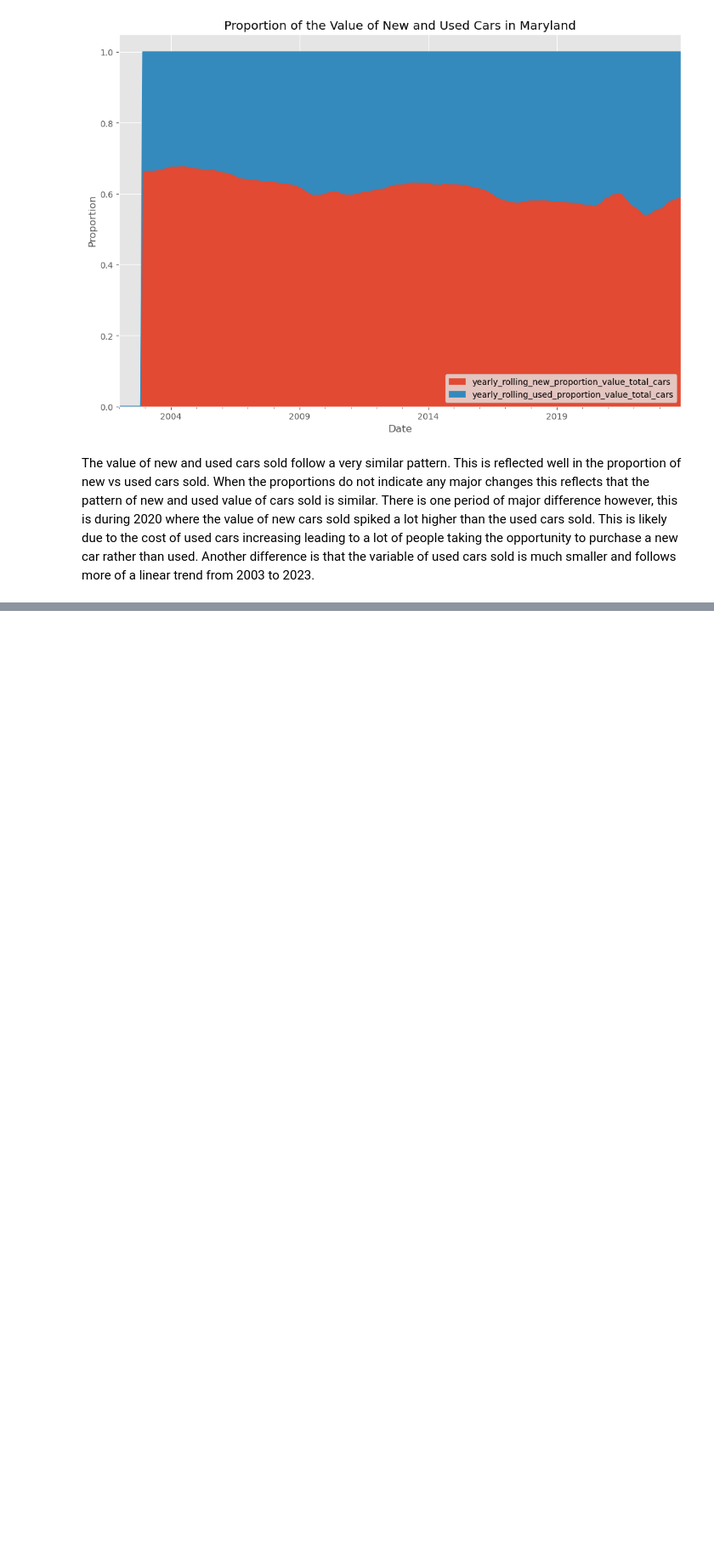
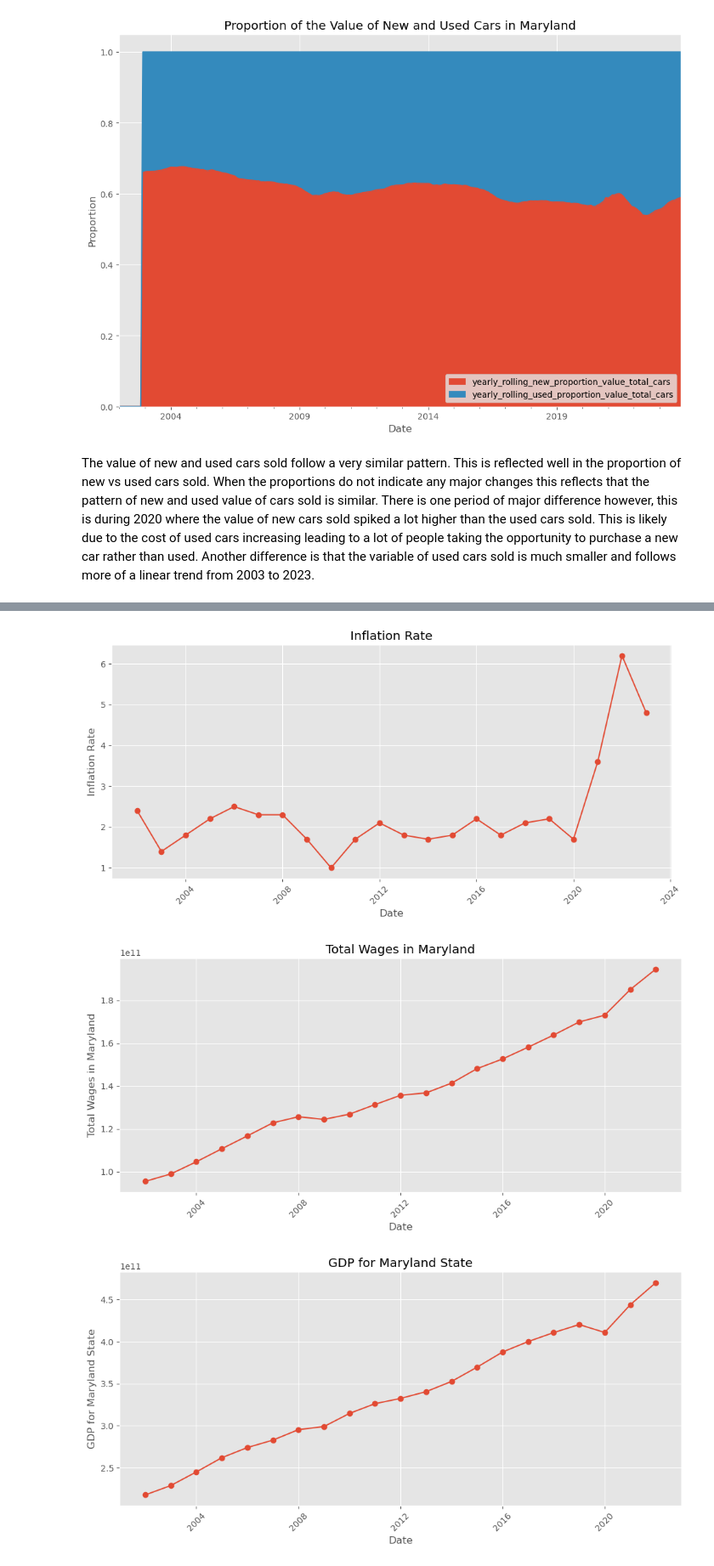
Before and after one commit to bennicholson2/Maryland-Car-Sales-Data, a Jupyter notebook: sales_project_chapters/sales_project_chapter_1.ipynb, the cells around one changed output, grey strips where cells are left out. Shown at 85% size. Drawn from its saved outputs; the diff is of its cells as text; code cells hidden in the pictures; blank space fills up the shorter version.

```diff
--- a/sales_project_chapters/sales_project_chapter_1.ipynb
+++ b/sales_project_chapters/sales_project_chapter_1.ipynb
@@ -627,0 +631,5 @@ The value of new and used cars sold follow a very similar pattern. This is refle
+# %%
+yearly_data_expanded = pd.read_csv('/Users/ben_nicholson/Visual_Code_Projects/Personal_Projects/Maryland Car Sales Data/maryland_economics_database/combined_economic/yearly_economic_dataset.csv')
+yearly_data_expanded['Date'] = pd.to_datetime(yearly_data_expanded['Date'])
+yearly_data_expanded.drop(columns='Unnamed: 0',inplace=True)
+yearly_data_expanded.head(5)
@@ -627,0 +643,15 @@ The value of new and used cars sold follow a very similar pattern. This is refle
+# %%
+for column in yearly_data_expanded.columns[1:]:  # Exclude 'Date' column
+    plt.figure(figsize=(10, 5))
+    plt.plot(yearly_data_expanded['Date'], yearly_data_expanded[column], marker='o', linestyle='-')
+    plt.title(column)
+    plt.xlabel('Date')
+    plt.ylabel(column)
+    plt.grid(True)
+    plt.xticks(rotation=45)
+    plt.tight_layout()
+    plt.show()
+# %% [output]
+[figure, added]
+[figure, added]
+[figure, added]
```
Also changed, not shown: parts of 3 cells of this notebook.
